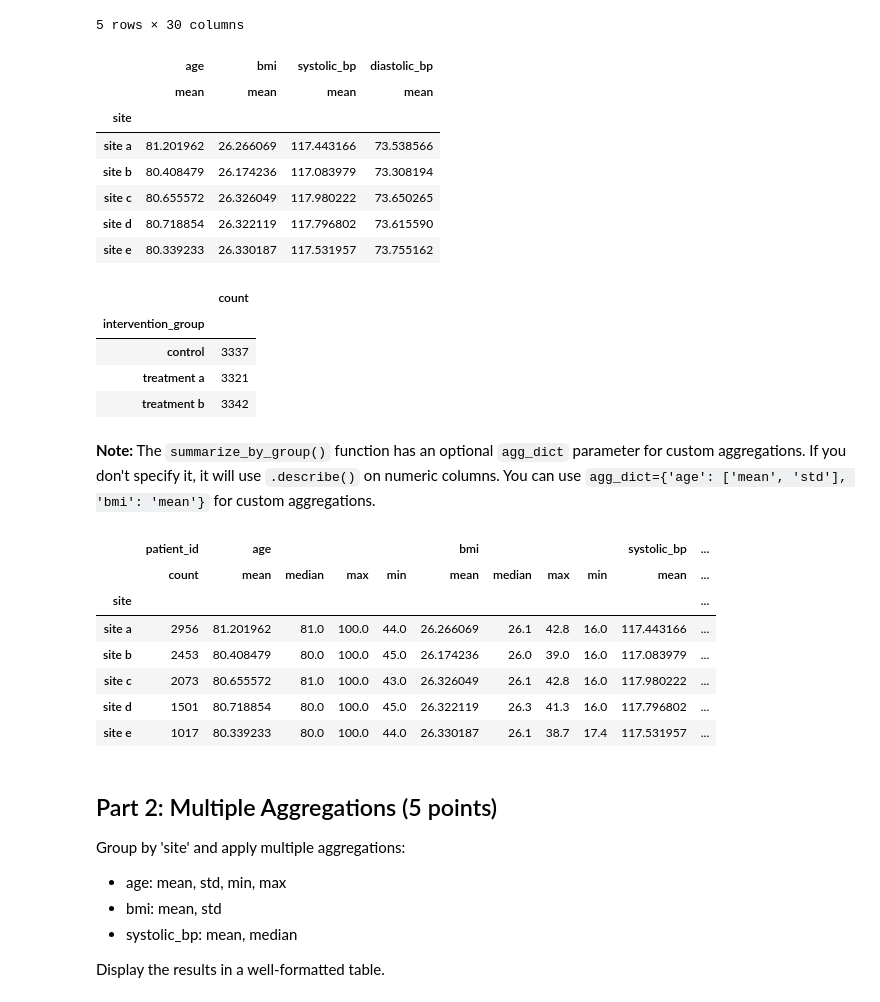
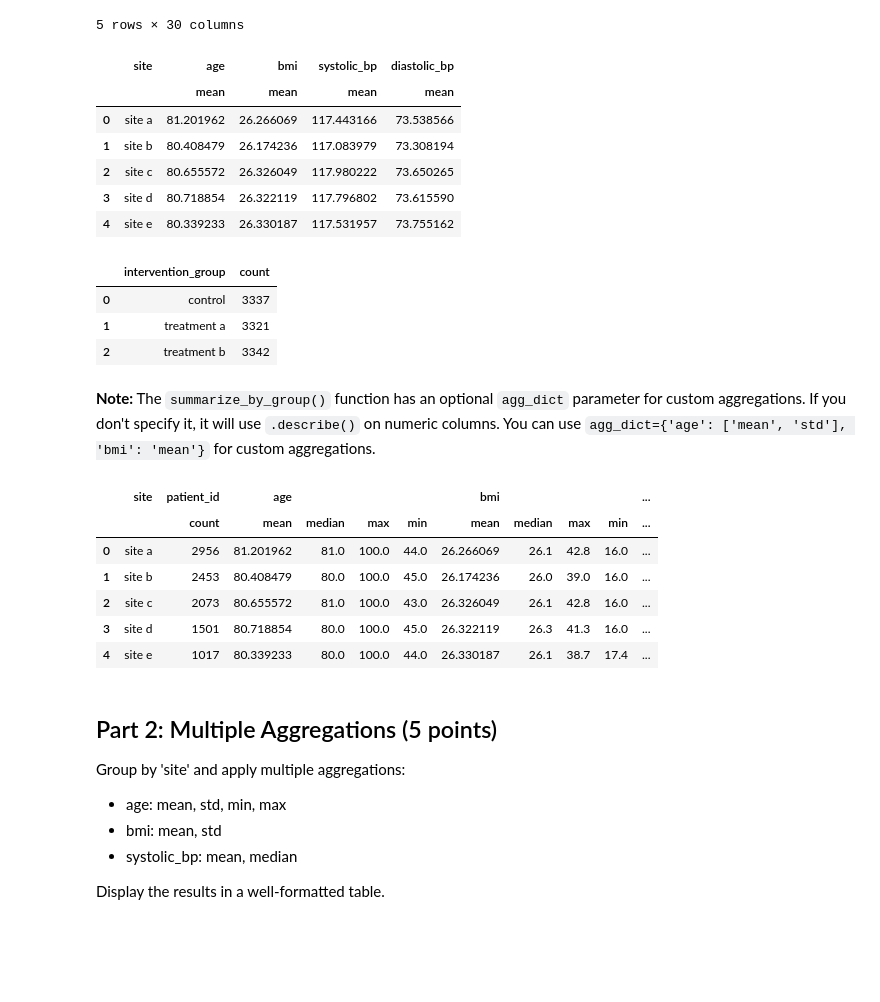
Before and after one commit to UCSF-DataSci/ds217-midterm-bobho1999, a Jupyter notebook: q7_aggregation.ipynb, the cells around one changed output. Saved outputs shown, nothing was run; the diff lists cells and outputs as text; code cells hidden in the pictures; blank space fills up the shorter version.

Commit message:
Added reset_index after grouping

```diff
--- a/q7_aggregation.ipynb
+++ b/q7_aggregation.ipynb
@@ -62,46 +62,43 @@ display(df.head())
 5 rows × 30 columns
 # %%
 # TODO: Group by site
-df.groupby('site')[['age', 'bmi', 'systolic_bp', 'diastolic_bp']].agg(['mean'])
+df.groupby('site')[['age', 'bmi', 'systolic_bp', 'diastolic_bp']].agg(['mean']).reset_index()
 # %% [output]
-|  | age | bmi | systolic_bp | diastolic_bp |
-|  | mean | mean | mean | mean |
-| site |  |  |  |  |
-| site a | 81.201962 | 26.266069 | 117.443166 | 73.538566 |
-| site b | 80.408479 | 26.174236 | 117.083979 | 73.308194 |
-| site c | 80.655572 | 26.326049 | 117.980222 | 73.650265 |
-| site d | 80.718854 | 26.322119 | 117.796802 | 73.615590 |
-| site e | 80.339233 | 26.330187 | 117.531957 | 73.755162 |
+|  | site | age | bmi | systolic_bp | diastolic_bp |
+|  |  | mean | mean | mean | mean |
+| 0 | site a | 81.201962 | 26.266069 | 117.443166 | 73.538566 |
+| 1 | site b | 80.408479 | 26.174236 | 117.083979 | 73.308194 |
+| 2 | site c | 80.655572 | 26.326049 | 117.980222 | 73.650265 |
+| 3 | site d | 80.718854 | 26.322119 | 117.796802 | 73.615590 |
+| 4 | site e | 80.339233 | 26.330187 | 117.531957 | 73.755162 |
 # %%
 # TODO: Count by intervention group
-df.groupby('intervention_group')['patient_id'].agg(['count'])
+df.groupby('intervention_group')['patient_id'].agg(['count']).reset_index()
 # %% [output]
-|  | count |
-| intervention_group |  |
-| control | 3337 |
-| treatment a | 3321 |
-| treatment b | 3342 |
+|  | intervention_group | count |
+| 0 | control | 3337 |
+| 1 | treatment a | 3321 |
+| 2 | treatment b | 3342 |
 # %% [markdown]
 **Note:** The `summarize_by_group()` function has an optional `agg_dict` parameter for custom aggregations. If you don't specify it, it will use `.describe()` on numeric columns. You can use `agg_dict={'age': ['mean', 'std'], 'bmi': 'mean'}` for custom aggregations.
 # %%
 # TODO: Use summarize_by_group utility
 agg_dict = {
     'patient_id': 'count',
     'age': ['mean', 'median', 'max', 'min'],
     'bmi': ['mean', 'median', 'max', 'min'],
     'systolic_bp':['mean', 'median', 'max', 'min'],
     'diastolic_bp':['mean', 'median', 'max', 'min']
 }
-summarize_by_group(df, 'site', agg_dict)
+summarize_by_group(df, 'site', agg_dict).reset_index()
 # %% [output]
-|  | patient_id | age |  |  |  | bmi |  |  |  | systolic_bp | ... |
-|  | count | mean | median | max | min | mean | median | max | min | mean | ... |
-| site |  |  |  |  |  |  |  |  |  |  | ... |
-| site a | 2956 | 81.201962 | 81.0 | 100.0 | 44.0 | 26.266069 | 26.1 | 42.8 | 16.0 | 117.443166 | ... |
-| site b | 2453 | 80.408479 | 80.0 | 100.0 | 45.0 | 26.174236 | 26.0 | 39.0 | 16.0 | 117.083979 | ... |
-| site c | 2073 | 80.655572 | 81.0 | 100.0 | 43.0 | 26.326049 | 26.1 | 42.8 | 16.0 | 117.980222 | ... |
-| site d | 1501 | 80.718854 | 80.0 | 100.0 | 45.0 | 26.322119 | 26.3 | 41.3 | 16.0 | 117.796802 | ... |
-| site e | 1017 | 80.339233 | 80.0 | 100.0 | 44.0 | 26.330187 | 26.1 | 38.7 | 17.4 | 117.531957 | ... |
+|  | site | patient_id | age |  |  |  | bmi |  |  |  | ... |
+|  |  | count | mean | median | max | min | mean | median | max | min | ... |
+| 0 | site a | 2956 | 81.201962 | 81.0 | 100.0 | 44.0 | 26.266069 | 26.1 | 42.8 | 16.0 | ... |
+| 1 | site b | 2453 | 80.408479 | 80.0 | 100.0 | 45.0 | 26.174236 | 26.0 | 39.0 | 16.0 | ... |
+| 2 | site c | 2073 | 80.655572 | 81.0 | 100.0 | 43.0 | 26.326049 | 26.1 | 42.8 | 16.0 | ... |
+| 3 | site d | 1501 | 80.718854 | 80.0 | 100.0 | 45.0 | 26.322119 | 26.3 | 41.3 | 16.0 | ... |
+| 4 | site e | 1017 | 80.339233 | 80.0 | 100.0 | 44.0 | 26.330187 | 26.1 | 38.7 | 17.4 | ... |
 # %% [markdown]
 ## Part 2: Multiple Aggregations (5 points)
 
```
Also changed, not shown: parts of 4 cells of this notebook.
